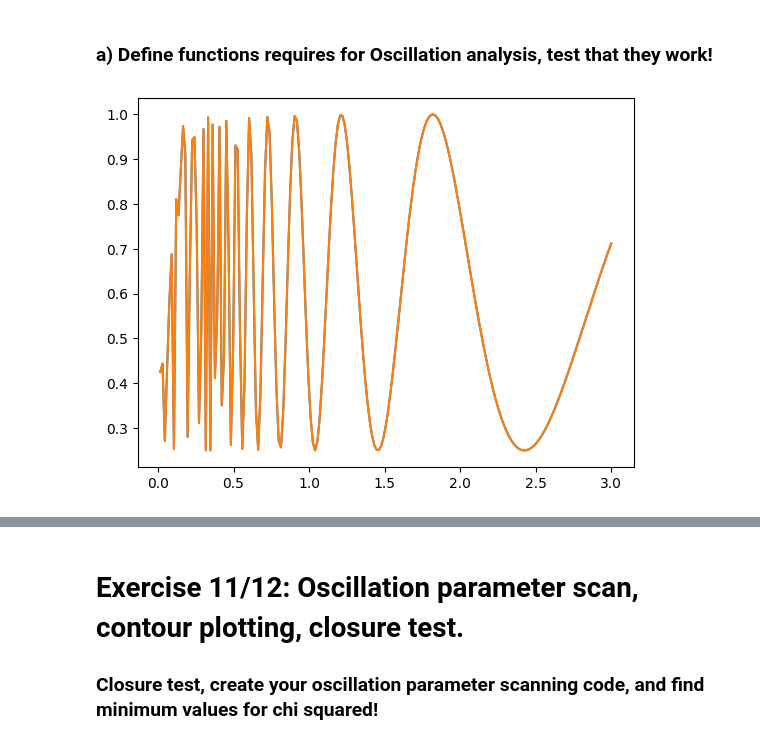
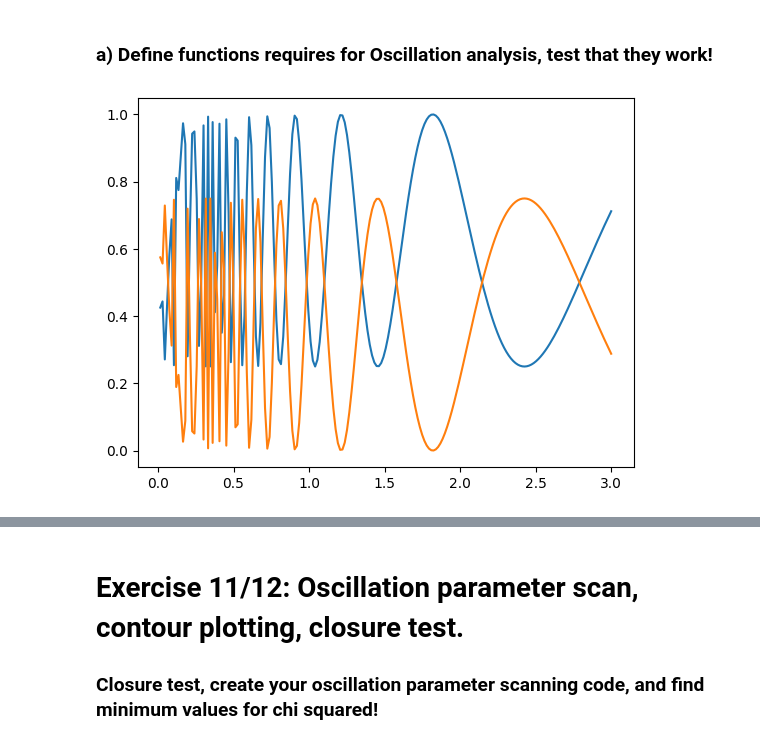
Before and after one commit to fredrikshaw/UOMLabs, a Jupyter notebook: MainAnalysis_template.ipynb, the cells around one changed output, grey strips where cells are left out. Cells and saved outputs as stored; diff of their text form; code cells hidden in the pictures.

```diff
--- a/MainAnalysis_template.ipynb
+++ b/MainAnalysis_template.ipynb
@@ -522,23 +511,25 @@ Neutrino_functions.histogram_plot(MC_frame = MC_EXT_CUT, variable='trk_energy_to
 # %%
 # oscillation function
 def P_no_oscillation(theta, dm21, L, E):
     return np.cos(theta)**4 + np.sin(theta)**4 + 2*(np.cos(theta)**2)*(np.sin(theta)**2)*np.cos(2.54 * dm21**2*L/(E))
-def P_oscillation(theta, dm21, L, E):
+def P_oscillation(theta, dm21, L, E, sin2theta = None):
+    if sin2theta != None:
+        return sin2theta * np.sin(1.27 * dm21*L/E) ** 2
     return np.sin(2*theta)**2 * np.sin(1.27 * dm21**2*L/E) ** 2
 
 E_vals = np.linspace(0, 3, 200)
 L =100
 dm21 = 0.3
 theta = np.pi/6
 
 # Plot to show expected oscillation functions and to compare calculated value vs 1-P
 
-plt.plot(E_vals, [P_no_oscillation(theta, dm21, L, E) for E in E_vals])
+plt.plot(E_vals, P_no_oscillation(theta, dm21, L, E_vals))
 # plt.plot(E_vals, [P_oscillation(theta, dm21, L, E) for E in E_vals])
-plt.plot(E_vals, [1 - P_oscillation(theta, dm21, L, E) for E in E_vals])
+plt.plot(E_vals, P_oscillation(theta, dm21, L, E_vals))
 plt.show()
 # %% [output]
-[figure, old version]
+[figure, new version]
 # %%
 # muon disappearance application to reconstructed neutrino energy
 
```
Also changed, not shown: parts of 26 cells of this notebook, 1 other file.
